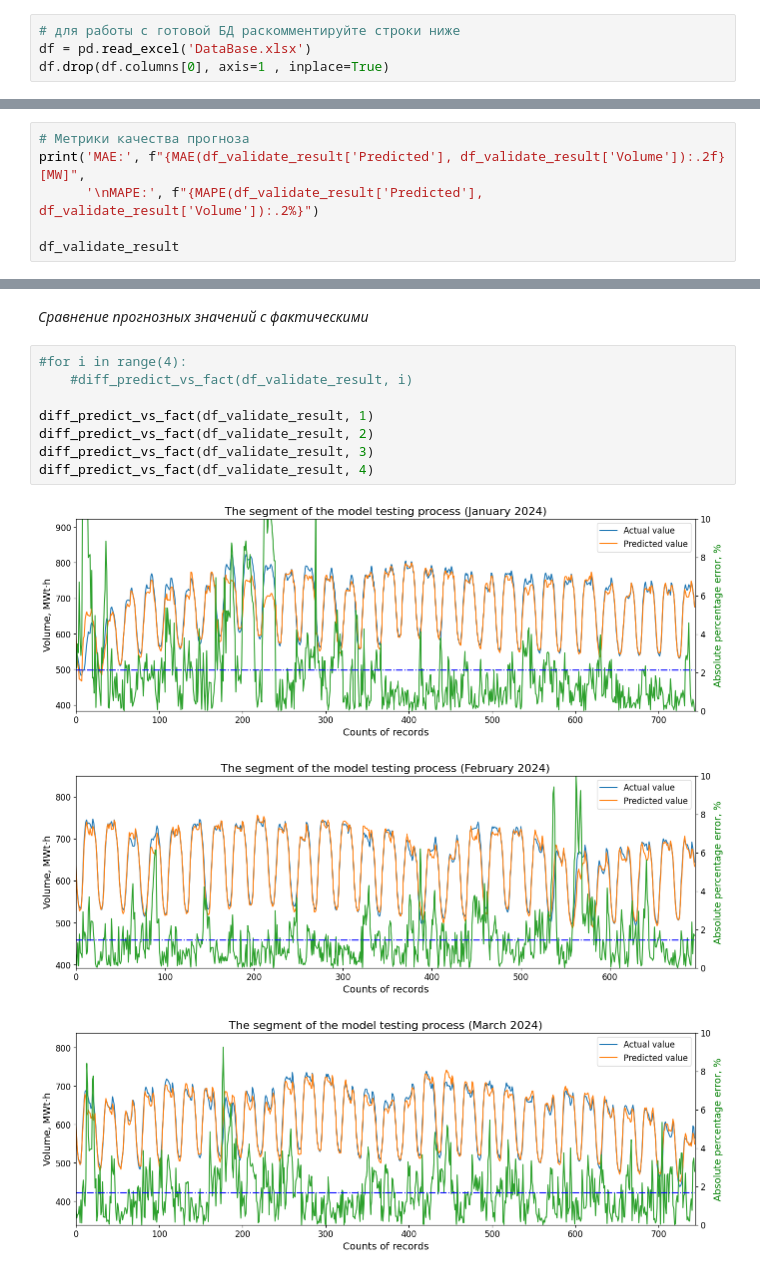
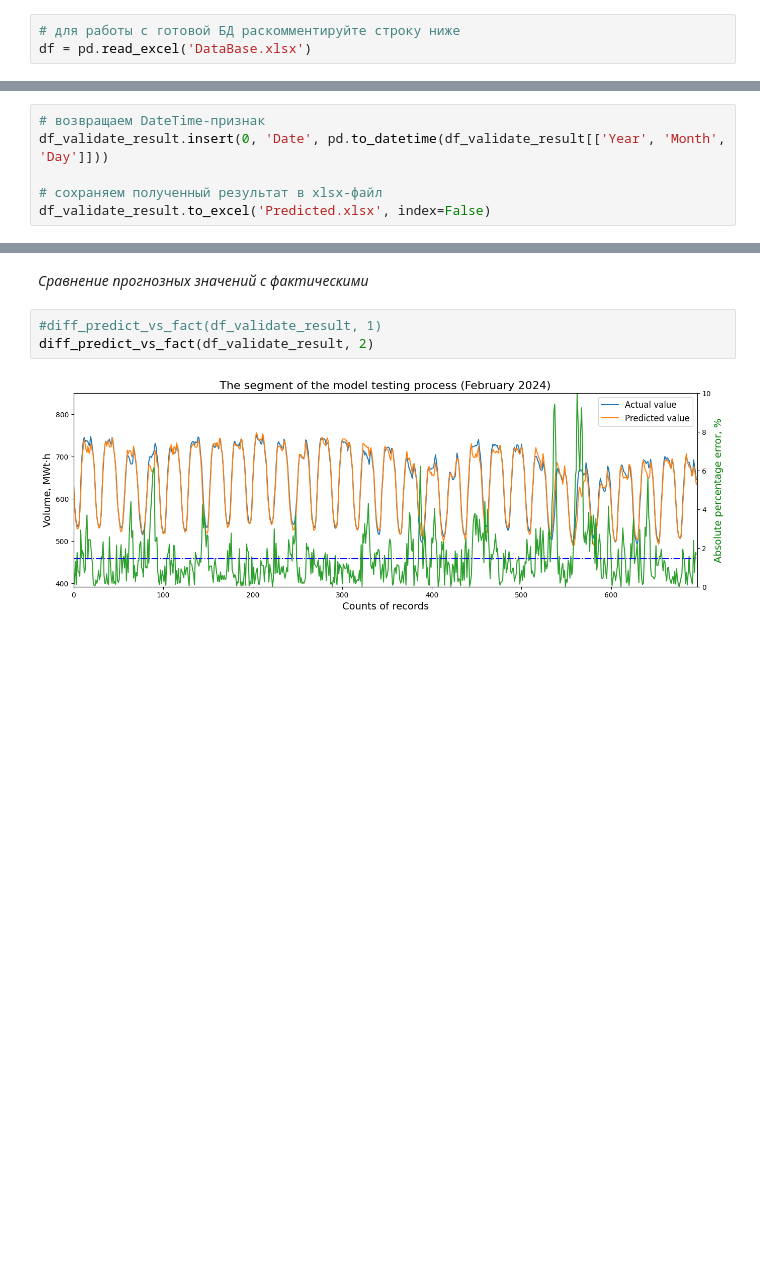
Before and after one commit to caapel/Volume_Forecast_for_Kaliningrad, a Jupyter notebook: XGboost_Kaliningrad_2024.ipynb, the cells around one changed output, grey strips where cells are left out. Drawn from its saved outputs; the diff is of its cells as text; blank space fills up the shorter version.

Commit message:
add validate in pick-hour ATS & SO UPS

```diff
--- a/XGboost_Kaliningrad_2024.ipynb
+++ b/XGboost_Kaliningrad_2024.ipynb
@@ -161,9 +165,8 @@ memory usage: 6.1 MB
 * **Тестовая** выборка: 01.01.2023 – 31.12.2023
 * **Валидационная** выборка: 01.01.2024 – 23.04.2024
 # %%
-# для работы с готовой БД раскомментируйте строки ниже
+# для работы с готовой БД раскомментируйте строку ниже
 df = pd.read_excel('DataBase.xlsx')
-df.drop(df.columns[0], axis=1 , inplace=True)
 # %%
 def prepareData(df, lag_start, lag_end):
 
@@ -821,6 +822,6 @@ Wall time: 1h 2min
 # %%
-# Метрики качества прогноза
-print('MAE:', f"{MAE(df_validate_result['Predicted'], df_validate_result['Volume']):.2f} [MW]",
-      '\nMAPE:', f"{MAPE(df_validate_result['Predicted'], df_validate_result['Volume']):.2%}")
+# возвращаем DateTime-признак
+df_validate_result.insert(0, 'Date', pd.to_datetime(df_validate_result[['Year', 'Month', 'Day']]))
 
-df_validate_result
+# сохраняем полученный результат в xlsx-файл
+df_validate_result.to_excel('Predicted.xlsx', index=False)
@@ -843,14 +835,7 @@ MAPE: 1.79%
 # %% [markdown]
 *Сравнение прогнозных значений с фактическими*
 # %%
-#for i in range(4):
-    #diff_predict_vs_fact(df_validate_result, i)
-
-diff_predict_vs_fact(df_validate_result, 1)
+#diff_predict_vs_fact(df_validate_result, 1)
 diff_predict_vs_fact(df_validate_result, 2)
-diff_predict_vs_fact(df_validate_result, 3)
-diff_predict_vs_fact(df_validate_result, 4)
 # %% [output]
-[figure, old version]
+[figure, new version]
-[figure, removed]
-[figure, removed]
```
Also changed, not shown: parts of 35 cells of this notebook, 1 other file.
